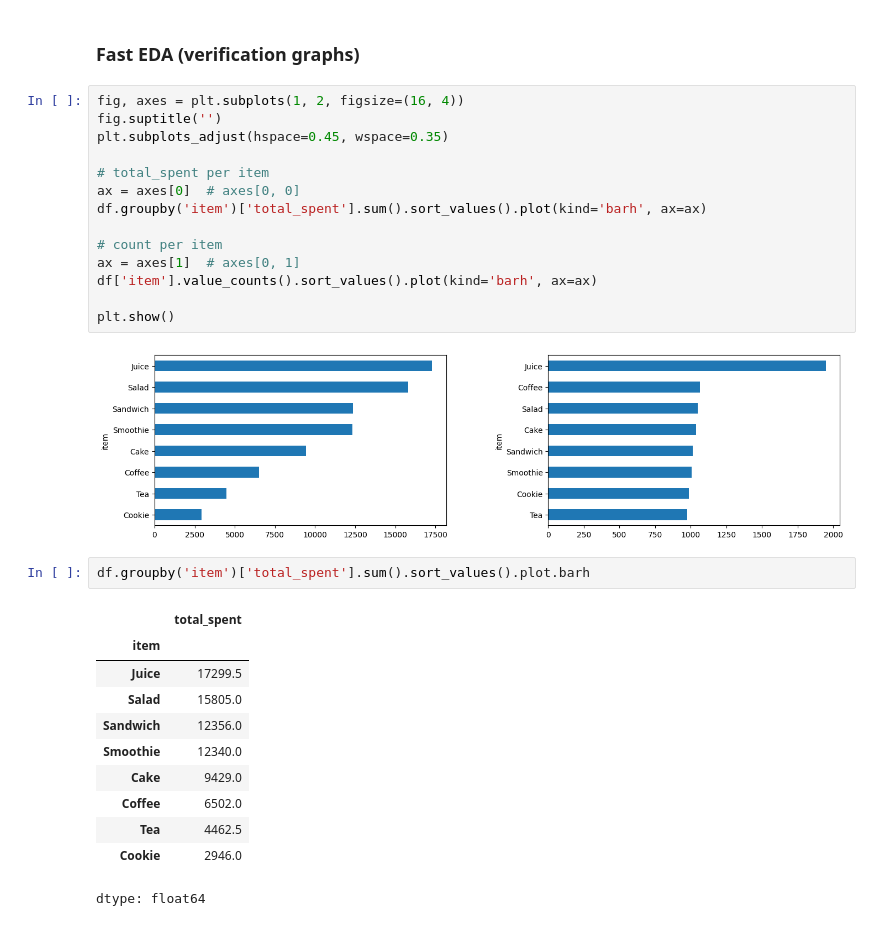
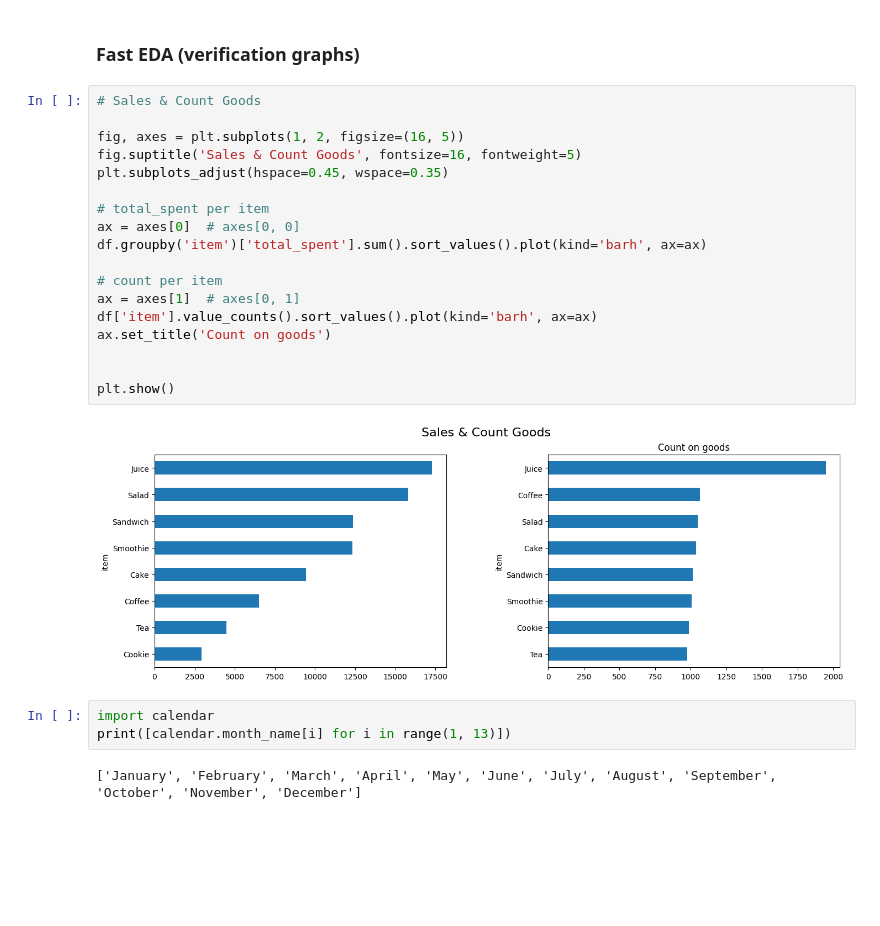
Before and after one commit to zzzer0-wav/Analysis_Cafe_Sales, a Jupyter notebook: EDA_cafe_sales.ipynb, the cells around one changed output. Drawn from its saved outputs; the diff is of its cells as text; blank space fills up the shorter version.

Commit message:
Fast EDA (start) & Saving a clean CSV for Tableau

```diff
--- a/EDA_cafe_sales.ipynb
+++ b/EDA_cafe_sales.ipynb
@@ -538,32 +545,27 @@ New attributes: season, is_weekend, spend_tier
 # %% [markdown]
 ### Fast EDA (verification graphs)
 # %%
-fig, axes = plt.subplots(1, 2, figsize=(16, 4))
-fig.suptitle('')
+# Sales & Count Goods
+
+fig, axes = plt.subplots(1, 2, figsize=(16, 5))
+fig.suptitle('Sales & Count Goods', fontsize=16, fontweight=5)
 plt.subplots_adjust(hspace=0.45, wspace=0.35)
 
 # total_spent per item
 ax = axes[0]  # axes[0, 0]
 df.groupby('item')['total_spent'].sum().sort_values().plot(kind='barh', ax=ax)
 
 # count per item
 ax = axes[1]  # axes[0, 1]
 df['item'].value_counts().sort_values().plot(kind='barh', ax=ax)
+ax.set_title('Count on goods')
+
 
 plt.show()
 # %% [output]
-[figure, old version]
+[figure, new version]
-# %%
-df.groupby('item')['total_spent'].sum().sort_values().plot.barh
-# %% [output]
-|  | total_spent |
-| item |  |
-| Juice | 17299.5 |
-| Salad | 15805.0 |
-| Sandwich | 12356.0 |
-| Smoothie | 12340.0 |
-| Cake | 9429.0 |
-| Coffee | 6502.0 |
-| Tea | 4462.5 |
-| Cookie | 2946.0 |
-dtype: float64
+# %%
+import calendar
+print([calendar.month_name[i] for i in range(1, 13)])
+# %% [output]
+['January', 'February', 'March', 'April', 'May', 'June', 'July', 'August', 'September', 'October', 'November', 'December']
```
Also changed, not shown: parts of 7 cells of this notebook.
